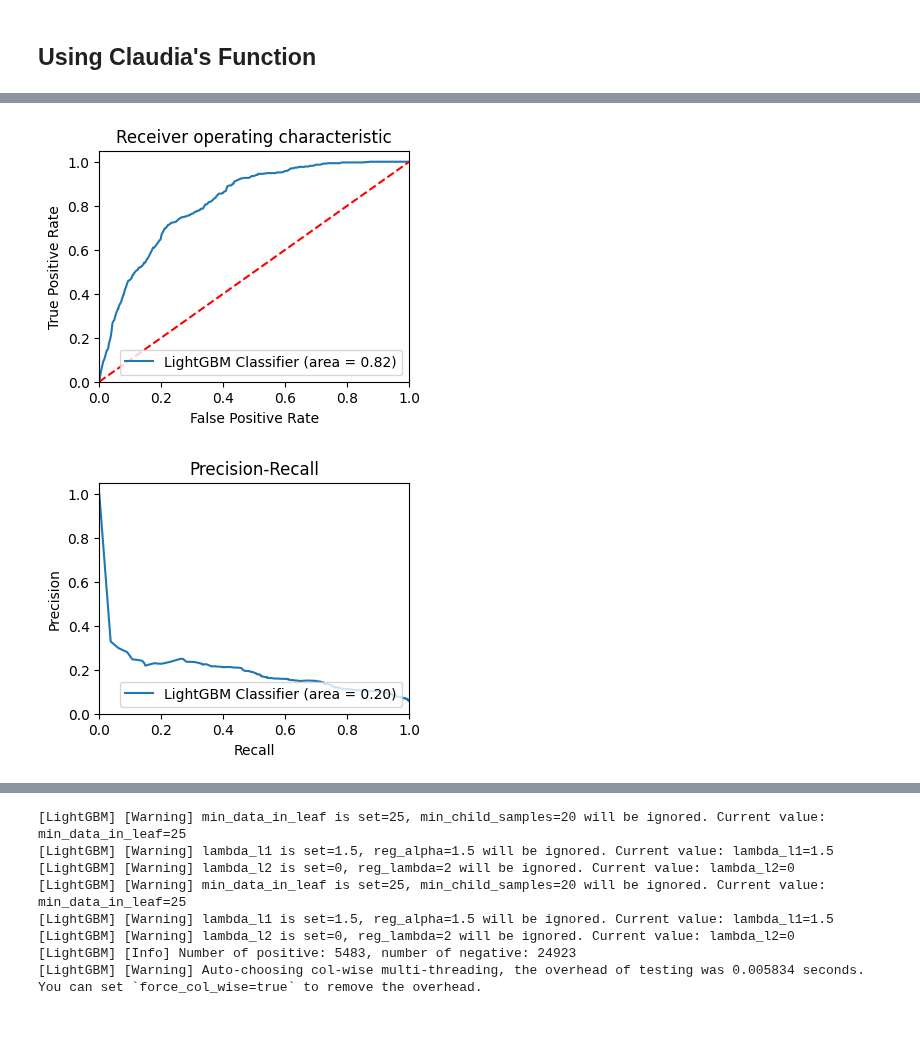
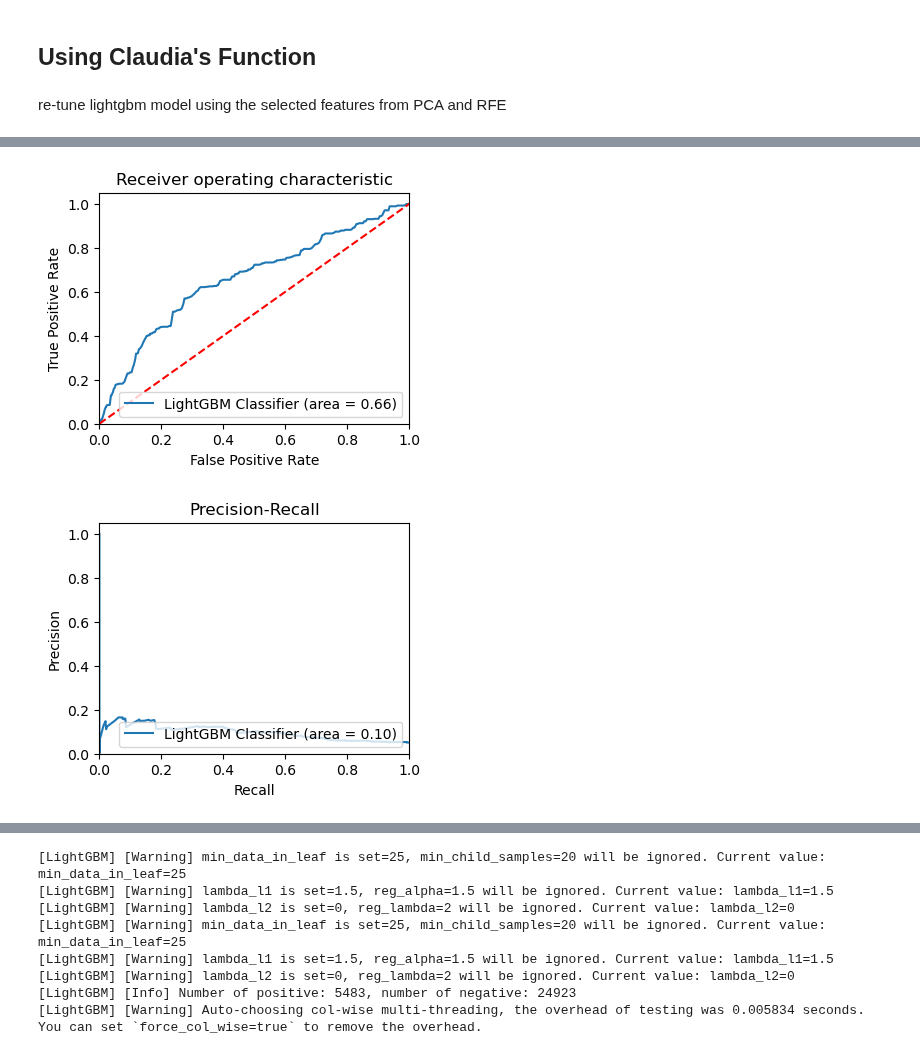
Before and after one commit to claudia-07/DSA4262-ACMXZ, a Jupyter notebook: modelling/Modelling_MinYu.ipynb, the cells around one changed output, grey strips where cells are left out. Saved outputs shown, nothing was run; the diff lists cells and outputs as text; code cells hidden in the pictures; blank space fills up the shorter version.

Commit message:
Feature selection for lightgbm

```diff
--- a/modelling/Modelling_MinYu.ipynb
+++ b/modelling/Modelling_MinYu.ipynb
@@ -32,3 +32,10 @@ X_train_75 = pd.read_parquet(X_train_75_path)
 
 X_train_mean_path = "../data/new_preprocessed_data/training/X_train_mean.parquet" ## to edit file path
 X_train_mean = pd.read_parquet(X_train_mean_path)
+# %%
+X_train_path = "../data/new_preprocessed_data/training/X_train_enc.parquet" ## to edit file path
+X_train = pd.read_parquet(X_train_path)
+
+y_train_path = "../data/new_preprocessed_data/training/y_train.parquet"
+y_train = pd.read_parquet(y_train_path)
+y_train = pd.DataFrame(y_train['label'].astype(int))
@@ -155,6 +175,8 @@ Training accuracy 0.8146
 Testing accuracy 0.9362
 # %% [markdown]
 ## Using Claudia's Function
+# %% [markdown]
+re-tune lightgbm model using the selected features from PCA and RFE
 # %%
 import pandas as pd
 import numpy as mp
@@ -223,10 +244,18 @@ def lgbmodel(x_train, y_train, x_val, y_val, x_test, y_test, variable):
     #            min_child_weight=8.0, n_estimators=165, num_leaves=48,
     #            random_state=42, reg_alpha=1.3, reg_lambda=1.425462163056115,
     #            scale_pos_weight=5, verbosity=1)
-    model = lgb.LGBMClassifier(learning_rate=0.14048611339776612, max_depth=21,
-               min_child_weight=10.0, n_estimators=100, num_leaves=90,
+    # model = lgb.LGBMClassifier(learning_rate=0.14048611339776612, max_depth=21,
+    #            min_child_weight=10.0, n_estimators=100, num_leaves=90,
+    #            random_state=42, reg_alpha=1.5, reg_lambda=1.5,
+    #            scale_pos_weight=2, verbosity=1, min_data_in_leaf=30,lambda_l2=0, lambda_l1 = 0.5)
+
+    model = lgb.LGBMClassifier(learning_rate=0.14048611339776612, max_depth=12,
+               min_child_weight=4.0, n_estimators=135, num_leaves=50,
                random_state=42, reg_alpha=1.5, reg_lambda=1.5,
-               scale_pos_weight=2, verbosity=1, min_data_in_leaf=30,lambda_l2=0, lambda_l1 = 0.5)
+               scale_pos_weight=2, verbosity=1, min_data_in_leaf=10,lambda_l2=1, lambda_l1 = 0)
+
+    # {'scale_pos_weight': 2, 'reg_lambda': 1.5, 'reg_alpha': 1.5, 'num_leaves': 50,
+    # 'n_estimators': 135, 'min_data_in_leaf': 10, 'min_child_weight': 4.0, 'max_depth': 12, 'lambda_l2': 1, 'lambda_l1': 0}
 
     #model.fit(x_train, y_train)
     model.fit(x_train,y_train,eval_set=[(x_test,y_test),(x_train,y_train)],eval_metric='logloss')
@@ -272,5 +301,5 @@ def lgbmodel(x_train, y_train, x_val, y_val, x_test, y_test, variable):
     plt.legend(loc = "lower right")
     plt.show()
 # %%
-lgbmodel(X_train_25, y_train.values.ravel(), X_val_25, y_val.values.ravel(), X_test_25, y_test.values.ravel(), "25th quantile")
+lgbmodel(X_train, y_train.values.ravel(), X_val, y_val.values.ravel(), X_test, y_test.values.ravel(), "25th quantile")
 # %% [output]
@@ -292,4 +321,4 @@ You can set `force_col_wise=true` to remove the overhead.
 Accuracy of random forest classifier on validation set using 25th quantile: 0.95
 Accuracy of random forest classifier on test set using 25th quantile: 0.95
-[figure, old version]
+[figure, new version]
-[figure, old version]
+[figure, new version]
```
Also changed, not shown: parts of 17 cells of this notebook.
